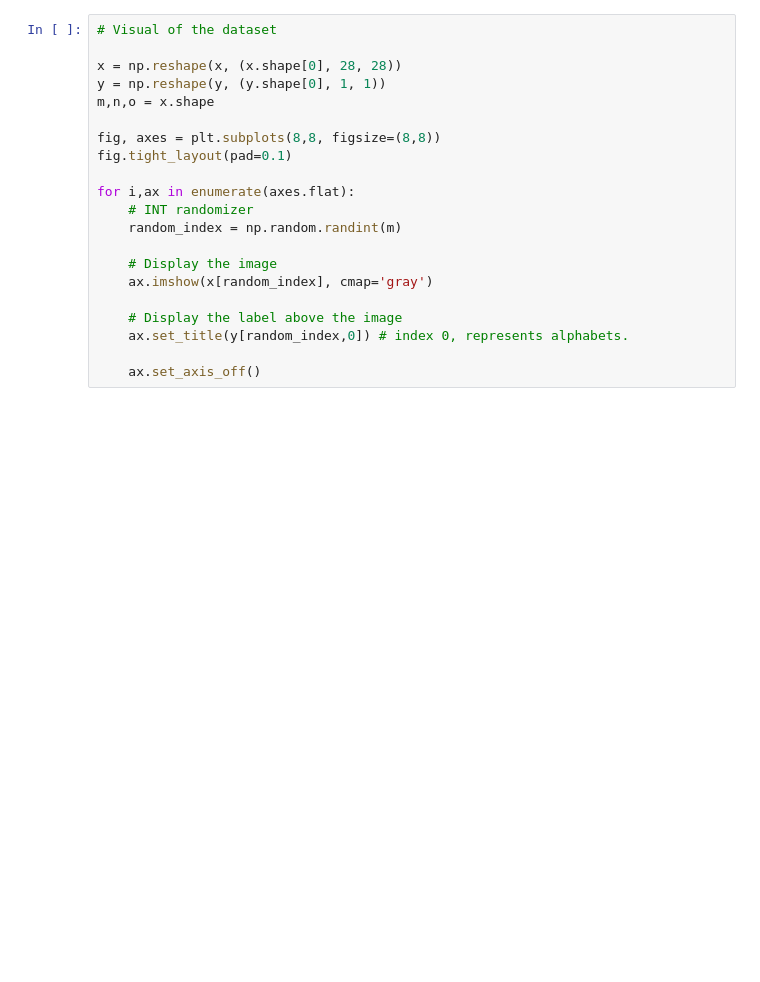
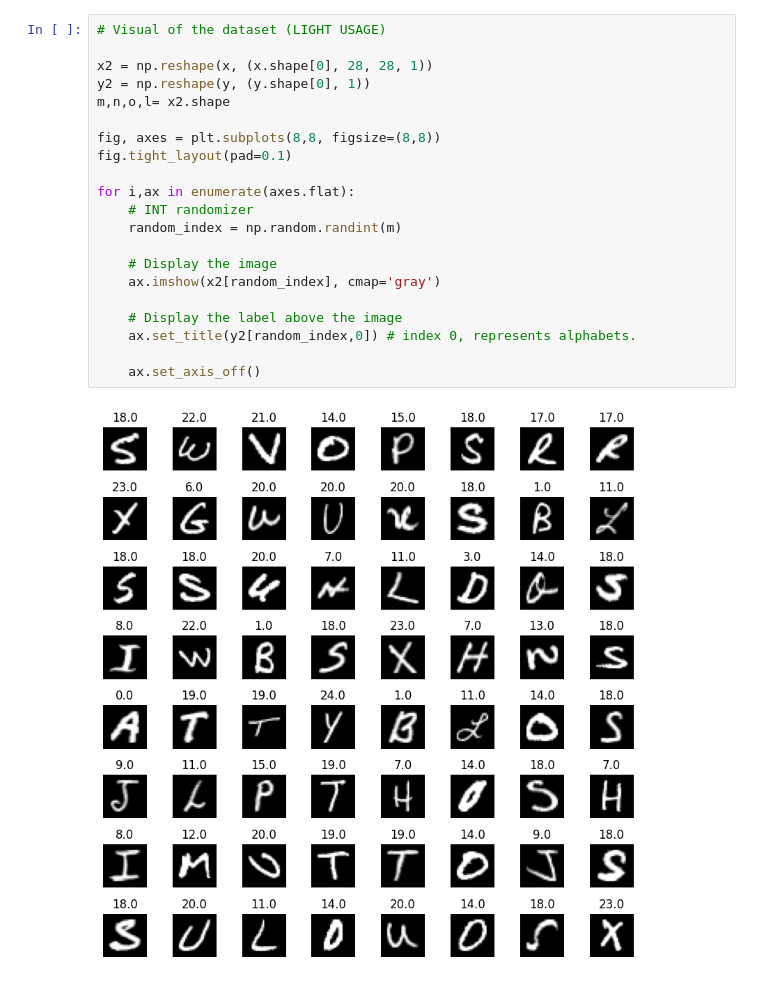
Before and after one commit to KenLorenz/comp-sci-lab, a Jupyter notebook: neural.ipynb, the cells around one changed output. Saved outputs shown, nothing was run; the diff lists cells and outputs as text; blank space fills up the shorter version.

```diff
--- a/neural.ipynb
+++ b/neural.ipynb
@@ -78,22 +113,24 @@ print(f"{x_test.shape}")
 # %%
-# Visual of the dataset
+# Visual of the dataset (LIGHT USAGE)
 
-x = np.reshape(x, (x.shape[0], 28, 28))
-y = np.reshape(y, (y.shape[0], 1, 1))
-m,n,o = x.shape
+x2 = np.reshape(x, (x.shape[0], 28, 28, 1))
+y2 = np.reshape(y, (y.shape[0], 1))
+m,n,o,l= x2.shape
 
 fig, axes = plt.subplots(8,8, figsize=(8,8))
 fig.tight_layout(pad=0.1)
 
 for i,ax in enumerate(axes.flat):
     # INT randomizer
     random_index = np.random.randint(m)
 
     # Display the image
-    ax.imshow(x[random_index], cmap='gray')
+    ax.imshow(x2[random_index], cmap='gray')
 
     # Display the label above the image
-    ax.set_title(y[random_index,0]) # index 0, represents alphabets.
+    ax.set_title(y2[random_index,0]) # index 0, represents alphabets.
 
     ax.set_axis_off()
+# %% [output]
+[figure, added]
 # %%
```
Also changed, not shown: parts of 8 cells of this notebook, 1 other file.
